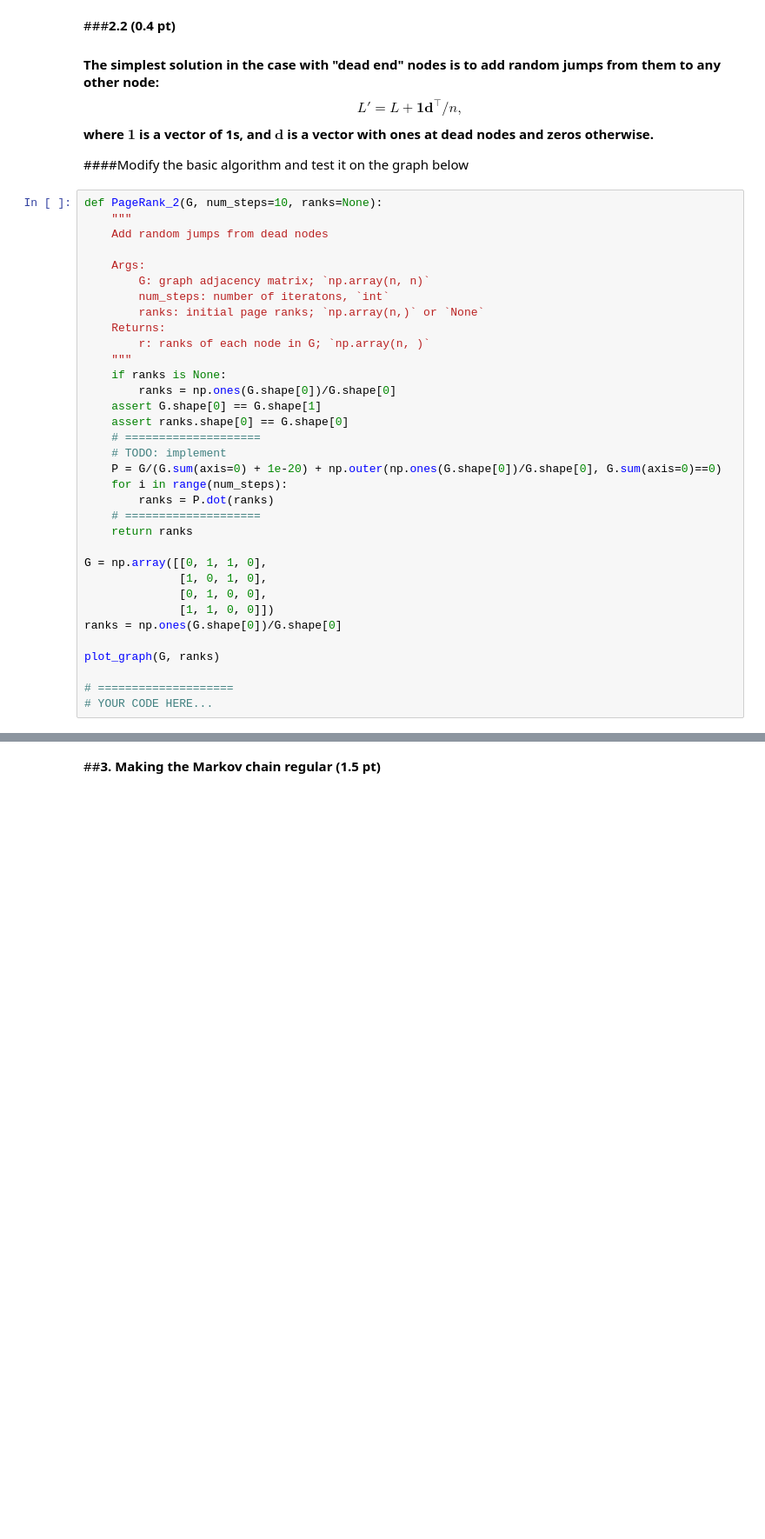
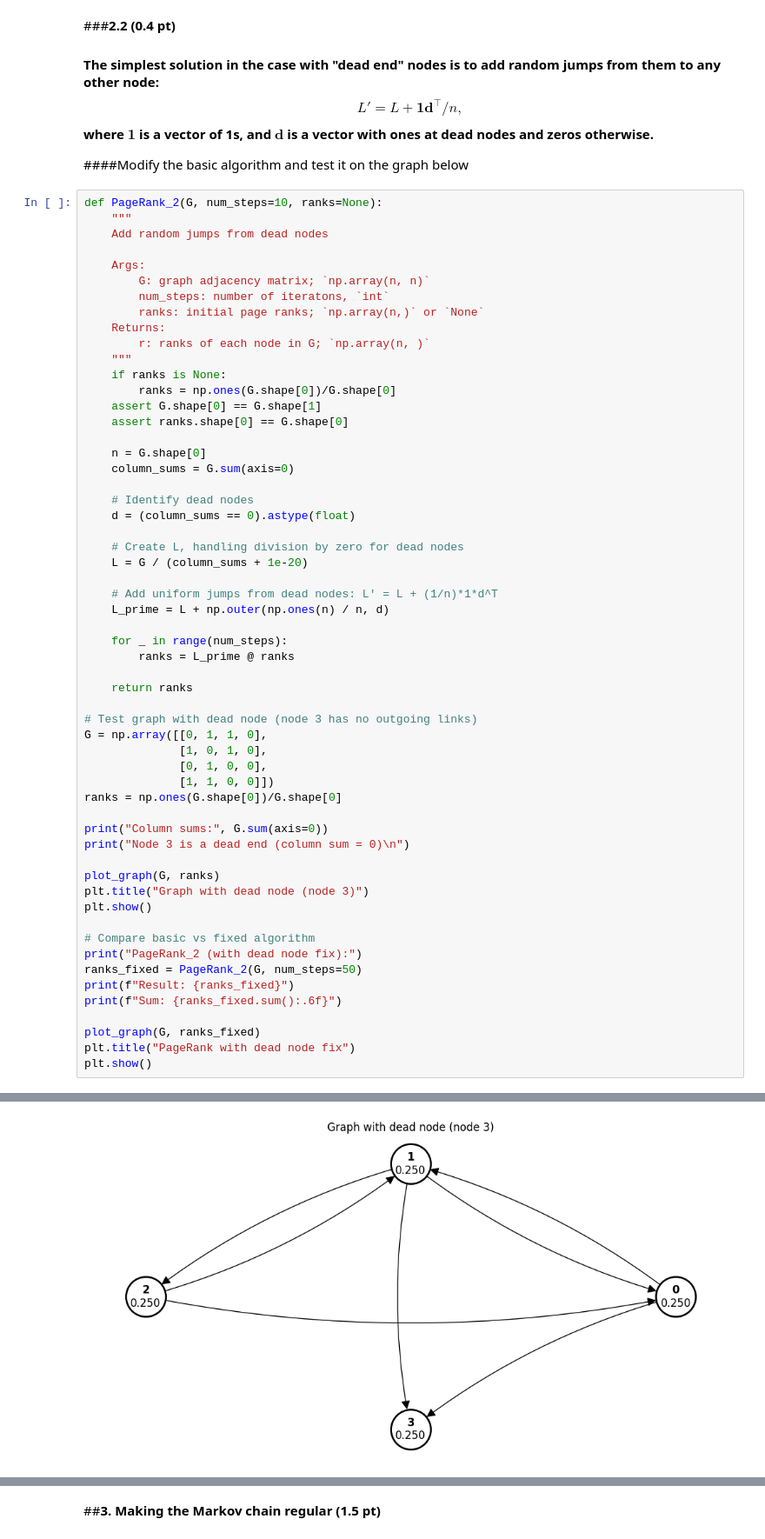
Before and after one commit to nuinashco/LinearAlgebra-UCU, a Jupyter notebook: hw2/task2-page_rank.ipynb, the cells around one changed output, grey strips where cells are left out. Shown: that part at 87% size. Saved outputs shown, nothing was run; the diff lists cells and outputs as text; blank space fills up the shorter version.

```diff
--- a/hw2/task2-page_rank.ipynb
+++ b/hw2/task2-page_rank.ipynb
@@ -105,21 +159,45 @@ def PageRank_2(G, num_steps=10, ranks=None):
         ranks = np.ones(G.shape[0])/G.shape[0]
     assert G.shape[0] == G.shape[1]
     assert ranks.shape[0] == G.shape[0]
-    # ====================
-    # TODO: implement
-    P = G/(G.sum(axis=0) + 1e-20) + np.outer(np.ones(G.shape[0])/G.shape[0], G.sum(axis=0)==0)
-    for i in range(num_steps):
-        ranks = P.dot(ranks)
-    # ====================
+
+    n = G.shape[0]
+    column_sums = G.sum(axis=0)
+
+    # Identify dead nodes
+    d = (column_sums == 0).astype(float)
+
+    # Create L, handling division by zero for dead nodes
+    L = G / (column_sums + 1e-20)
+
+    # Add uniform jumps from dead nodes: L' = L + (1/n)*1*d^T
+    L_prime = L + np.outer(np.ones(n) / n, d)
+
+    for _ in range(num_steps):
+        ranks = L_prime @ ranks
+
     return ranks
 
+# Test graph with dead node (node 3 has no outgoing links)
 G = np.array([[0, 1, 1, 0],
               [1, 0, 1, 0],
               [0, 1, 0, 0],
               [1, 1, 0, 0]])
 ranks = np.ones(G.shape[0])/G.shape[0]
 
+print("Column sums:", G.sum(axis=0))
+print("Node 3 is a dead end (column sum = 0)\n")
+
 plot_graph(G, ranks)
+plt.title("Graph with dead node (node 3)")
+plt.show()
 
-# ====================
-# YOUR CODE HERE...
+# Compare basic vs fixed algorithm
+print("PageRank_2 (with dead node fix):")
+ranks_fixed = PageRank_2(G, num_steps=50)
+print(f"Result: {ranks_fixed}")
+print(f"Sum: {ranks_fixed.sum():.6f}")
+
+plot_graph(G, ranks_fixed)
+plt.title("PageRank with dead node fix")
+plt.show()
+# %% [output]
@@ -125,0 +206 @@ plot_graph(G, ranks)
+[figure, added]
```
Also changed, not shown: parts of 30 cells of this notebook, 1 other file.
